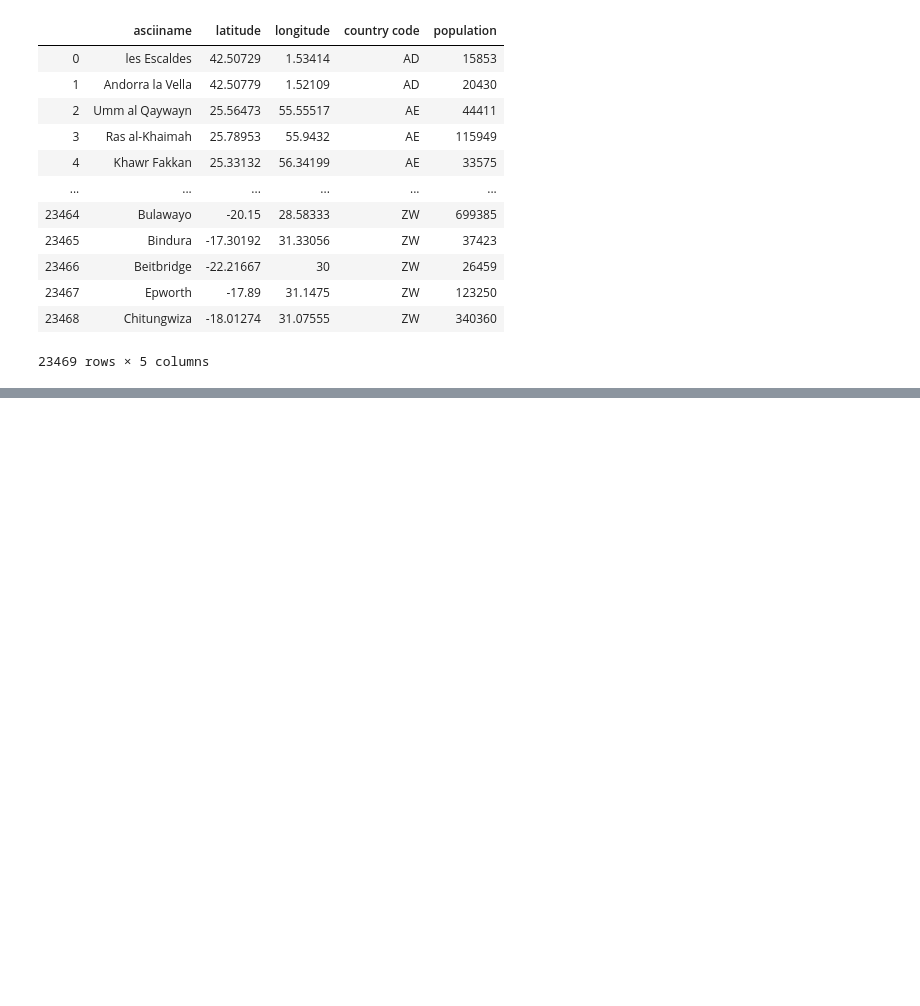
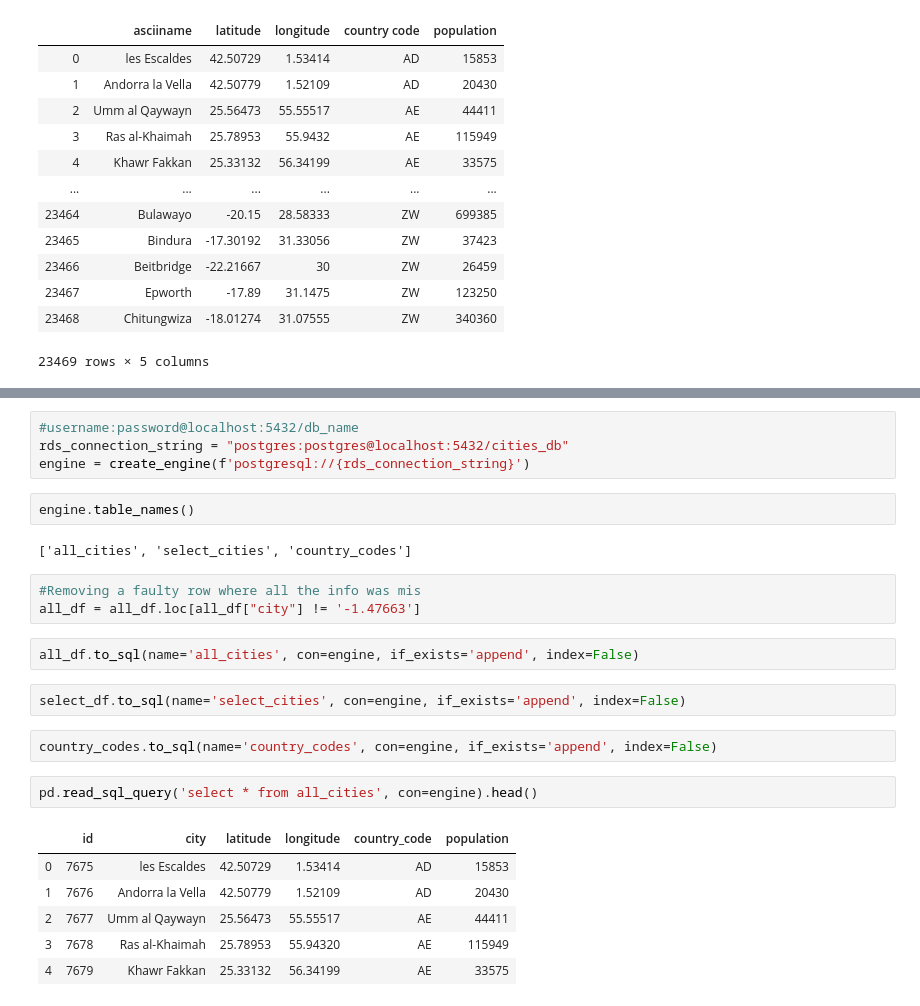
Before and after one commit to sabyasachi31/ETL_Project, a Jupyter notebook: etl_notebook.ipynb, the cells around one changed output, grey strips where cells are left out. Cells and saved outputs as stored; diff of their text form; blank space fills up the shorter version.

```diff
--- a/etl_notebook.ipynb
+++ b/etl_notebook.ipynb
@@ -61,0 +348,26 @@ all_df
+# %%
+#username:password@localhost:5432/db_name
+rds_connection_string = "postgres:postgres@localhost:5432/cities_db"
+engine = create_engine(f'postgresql://{rds_connection_string}')
+# %%
+engine.table_names()
+# %% [output]
+['all_cities', 'select_cities', 'country_codes']
+# %%
+#Removing a faulty row where all the info was mis
+all_df = all_df.loc[all_df["city"] != '-1.47663']
+# %%
+all_df.to_sql(name='all_cities', con=engine, if_exists='append', index=False)
+# %%
+select_df.to_sql(name='select_cities', con=engine, if_exists='append', index=False)
+# %%
+country_codes.to_sql(name='country_codes', con=engine, if_exists='append', index=False)
+# %%
+pd.read_sql_query('select * from all_cities', con=engine).head()
+# %% [output]
+|  | id | city | latitude | longitude | country_code | population |
+| 0 | 7675 | les Escaldes | 42.50729 | 1.53414 | AD | 15853 |
+| 1 | 7676 | Andorra la Vella | 42.50779 | 1.52109 | AD | 20430 |
+| 2 | 7677 | Umm al Qaywayn | 25.56473 | 55.55517 | AE | 44411 |
+| 3 | 7678 | Ras al-Khaimah | 25.78953 | 55.94320 | AE | 115949 |
+| 4 | 7679 | Khawr Fakkan | 25.33132 | 56.34199 | AE | 33575 |
```
Also changed, not shown: parts of 44 cells of this notebook, 1 other file.
